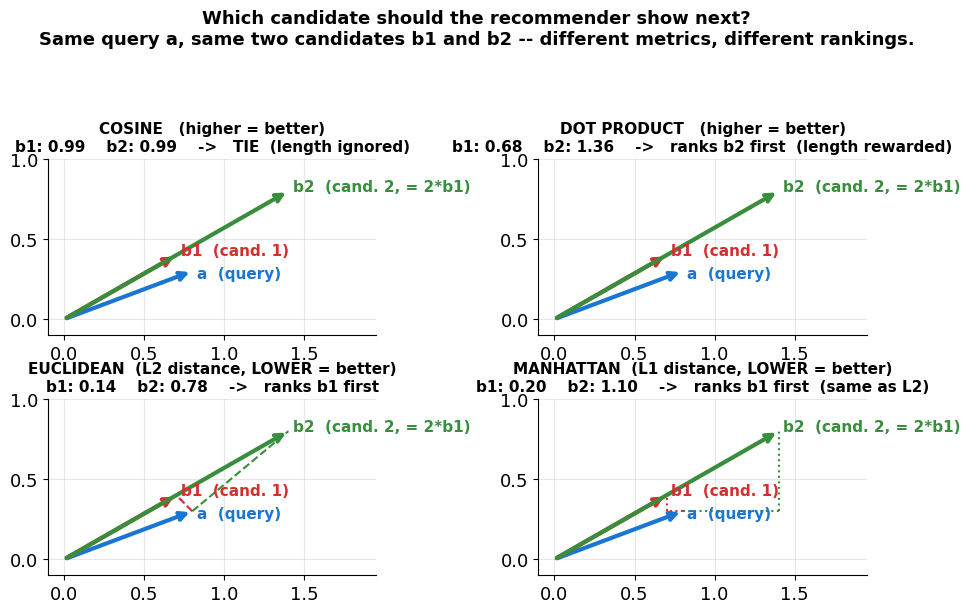
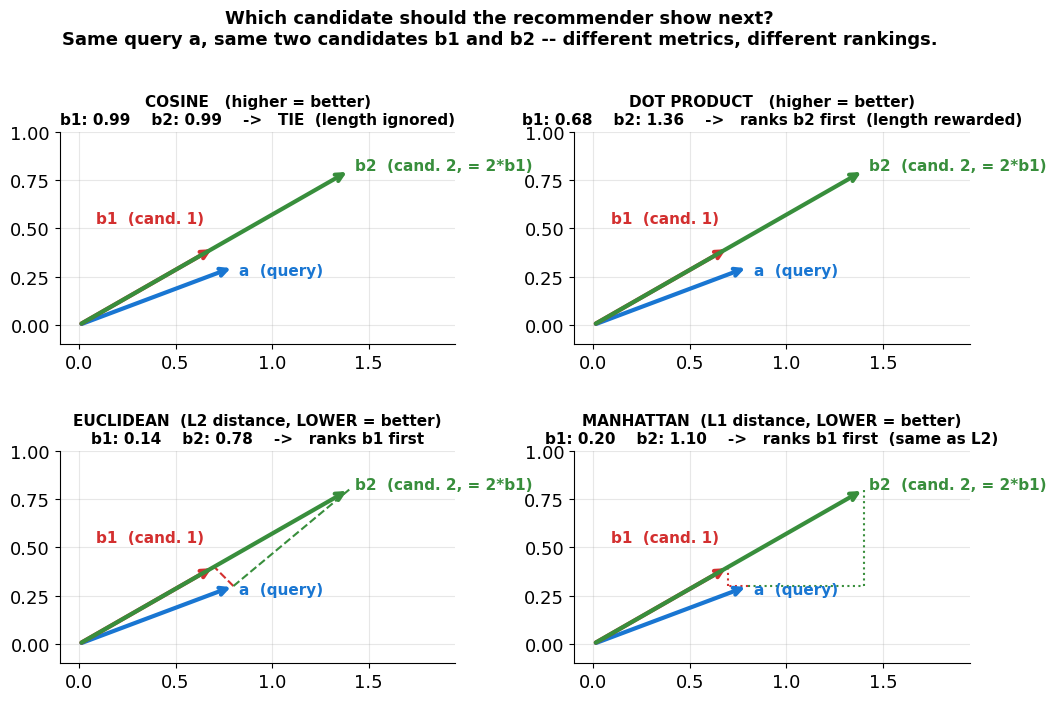
The change to this notebook cell's code, shown as a diff; its figure went from the first image to the second:
--- before
+++ after
@@ -3,5 +3,5 @@
 # and the candidate with the better score is shown first. b2 = 2*b1 -- same DIRECTION
 # as b1 but twice as LONG (think: more tags, more ratings, longer description).
-fig, axes = plt.subplots(2, 2, figsize=(10, 6.0))
+fig, axes = plt.subplots(2, 2, figsize=(10, 7.0))
 
 a  = np.array([0.8, 0.3])   # query
@@ -16,6 +16,7 @@
     ax.text(a[0]  + 0.03, a[1] - 0.04, 'a  (query)',
             color='#1976d2', fontweight='bold', fontsize=11)
-    ax.text(b1[0] + 0.03, b1[1],       'b1  (cand. 1)',
-            color='#d32f2f', fontweight='bold', fontsize=11)
+    # b1 label sits up-left of its arrowhead so it doesn't land on the collinear b2 arrow.
+    ax.text(b1[0] - 0.05, b1[1] + 0.11, 'b1  (cand. 1)',
+            color='#d32f2f', fontweight='bold', fontsize=11, ha='right', va='bottom')
     ax.text(b2[0] + 0.03, b2[1],       'b2  (cand. 2, = 2*b1)',
             color='#388e3c', fontweight='bold', fontsize=11)
@@ -58,5 +59,5 @@
 plt.suptitle('Which candidate should the recommender show next?\n'
              'Same query a, same two candidates b1 and b2 -- different metrics, different rankings.',
-             fontsize=13, y=1.005, fontweight='bold')
-plt.tight_layout(rect=[0, 0, 1, 0.93])
+             fontsize=13, y=0.99, fontweight='bold')
+fig.subplots_adjust(left=0.06, right=0.97, top=0.82, bottom=0.05, wspace=0.30, hspace=0.45)
 plt.show()

Commit: Session 7: clarify captions, fix label overlaps, correct distance-metric guidance